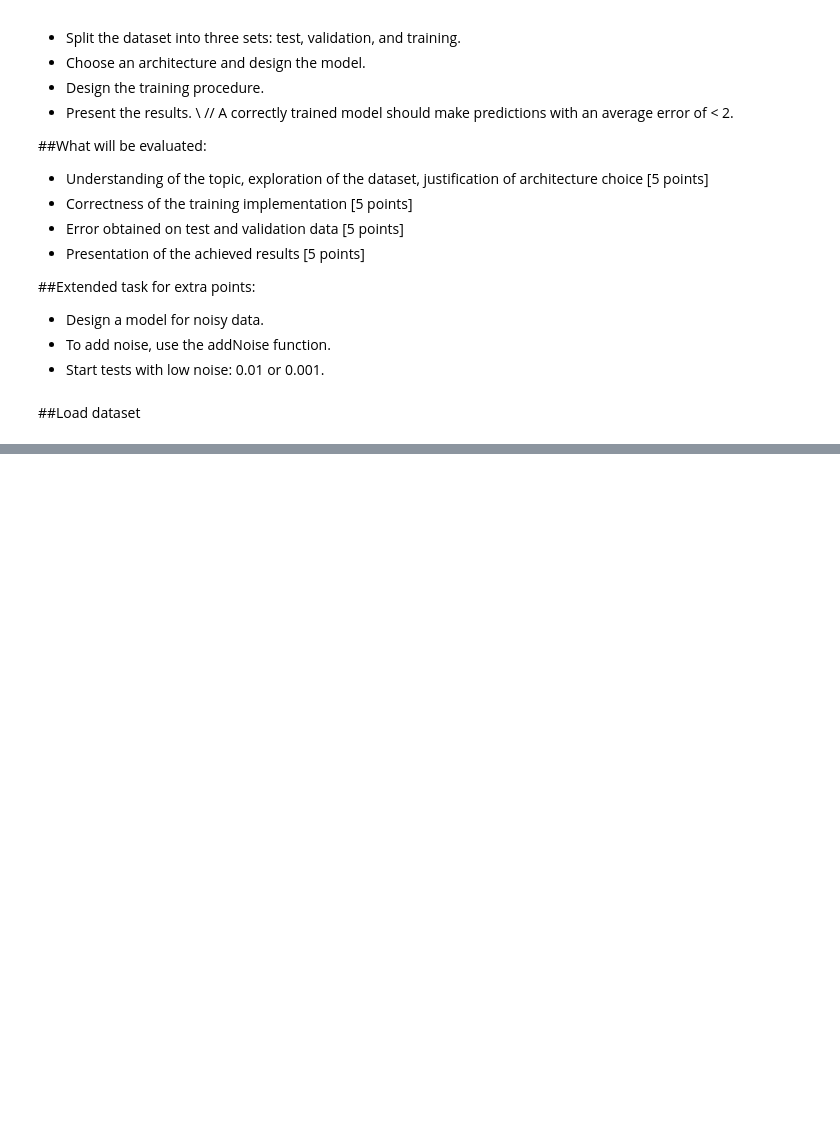
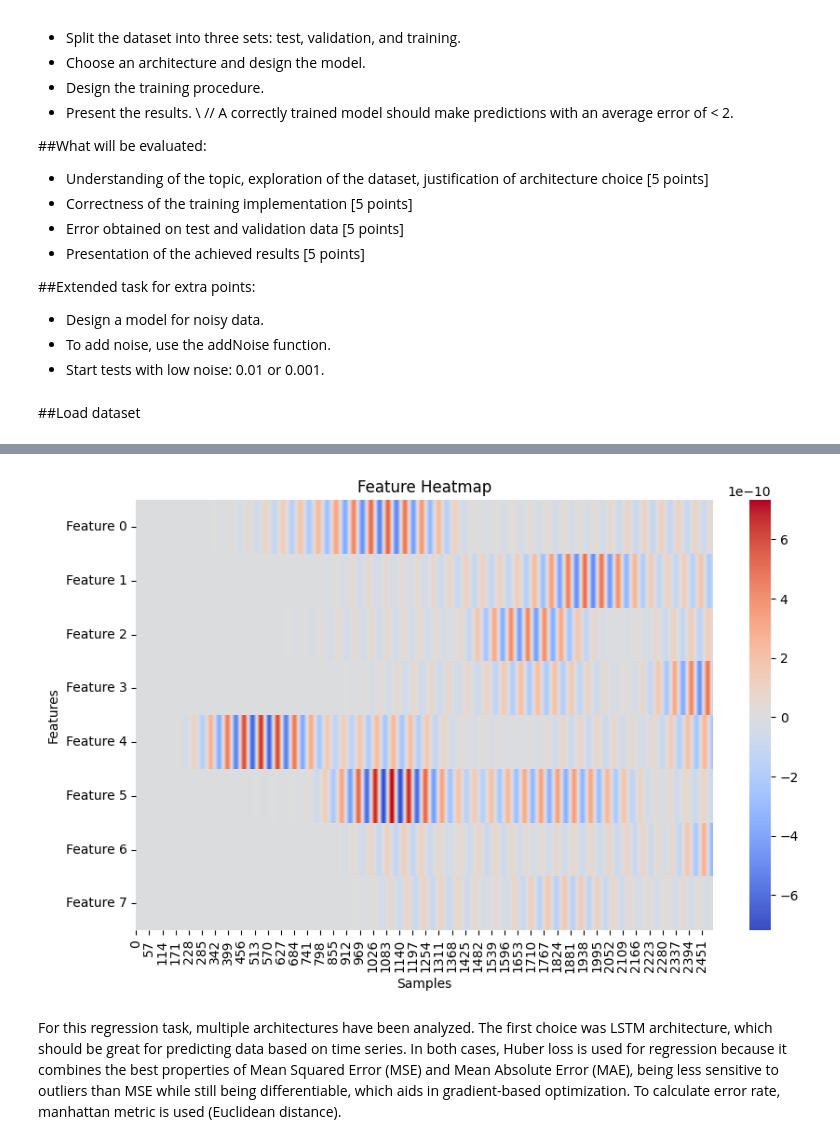
Before and after one commit to punfil/Own_Projects, a Jupyter notebook: architektury_glebokiego_uczenia/zad2/agu_wykl2.ipynb, the cells around one changed output, grey strips where cells are left out. Saved outputs shown, nothing was run; the diff lists cells and outputs as text; code cells hidden in the pictures; blank space fills up the shorter version.

```diff
--- a/architektury_glebokiego_uczenia/zad2/agu_wykl2.ipynb
+++ b/architektury_glebokiego_uczenia/zad2/agu_wykl2.ipynb
@@ -110,0 +114,11 @@ plt.show()
+# %%
+data_point = x_train[0]
+df_data_point = pd.DataFrame(data_point, columns=[f'Feature {i}' for i in range(data_point.shape[1])])
+plt.figure(figsize=(10, 6))
+sns.heatmap(df_data_point.T, annot=False, cmap='coolwarm', cbar=True)
+plt.title('Feature Heatmap')
+plt.xlabel('Samples')
+plt.ylabel('Features')
+plt.show()
+# %% [output]
+[figure, added]
@@ -127 +148,6 @@ test_loader = DataLoader(test_dataset, batch_size=batch_size)
+# %% [markdown]
+For this regression task, multiple architectures have been analyzed.
+The first choice was LSTM architecture, which should be great for predicting data based on time series.
+In both cases, Huber loss is used for regression because it combines the best properties of Mean Squared Error (MSE) and Mean Absolute Error (MAE), being less sensitive to outliers than MSE while still being differentiable, which aids in gradient-based optimization.
+To calculate error rate, manhattan metric is used (Euclidean distance).
 # %%
```
Also changed, not shown: parts of 21 cells of this notebook.
